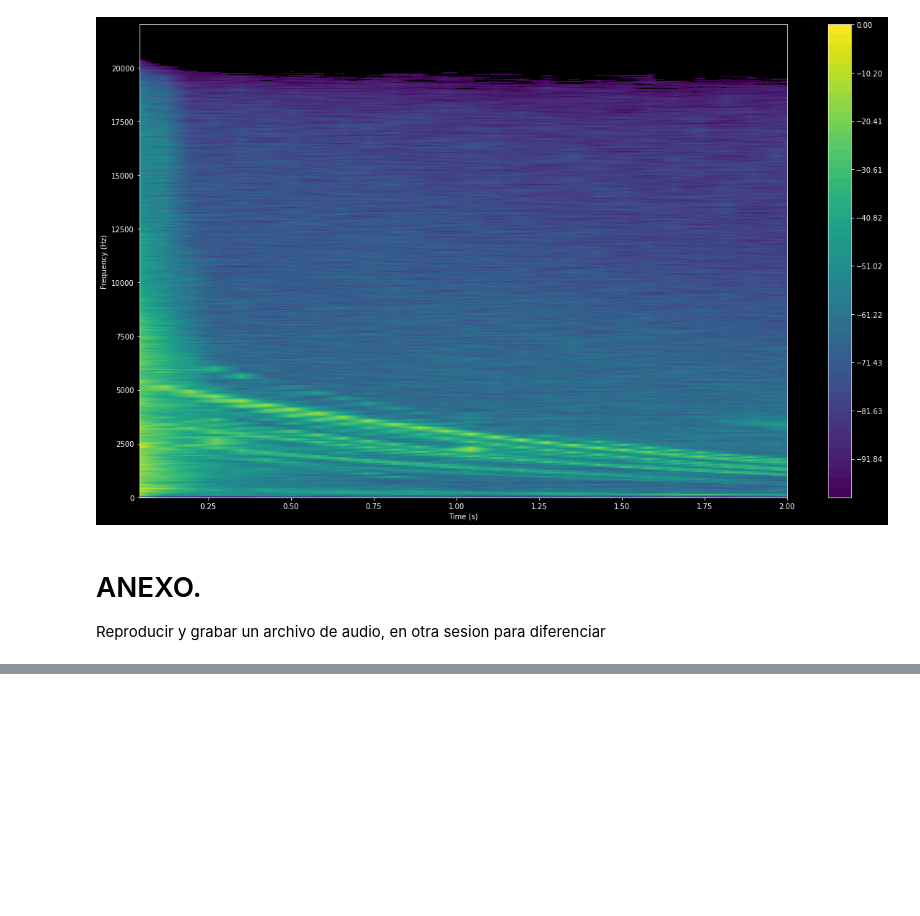
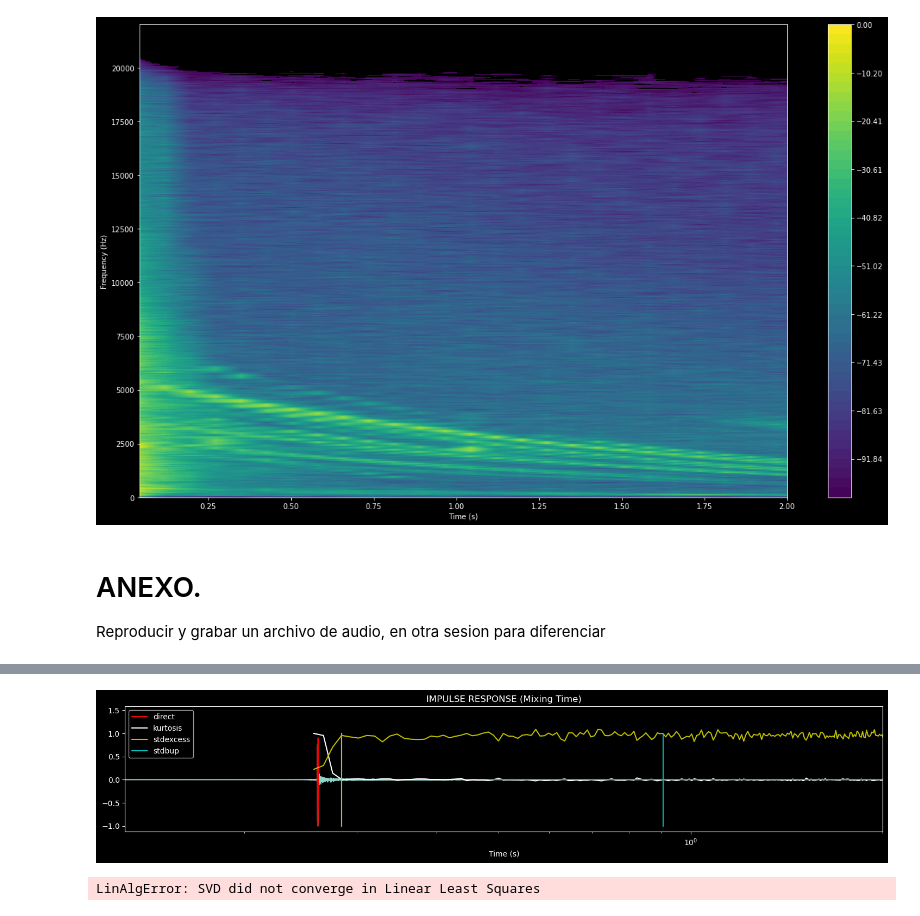
Before and after one commit to meguia/IRma, a Jupyter notebook: src/notebooks/field_session.ipynb, the cells around one changed output, grey strips where cells are left out. Drawn from its saved outputs; the diff is of its cells as text; code cells hidden in the pictures; blank space fills up the shorter version.

```diff
--- a/src/notebooks/field_session.ipynb
+++ b/src/notebooks/field_session.ipynb
@@ -252,0 +273,6 @@ take = 2
+# %%
+
+fs = 48000
+pstat = irstat_plot(ir3, window=0.01, overlap=0.001, logscale=True, fs=fs)
+# %% [output]
+[figure, added]
@@ -252,0 +338,4 @@ take = 2
+# %%
+irs = irstats(ir3, window=0.01, overlap=0.001)
+# %% [output]
+LinAlgError: SVD did not converge in Linear Least Squares
```
Also changed, not shown: parts of 9 cells of this notebook, 7 other files.
